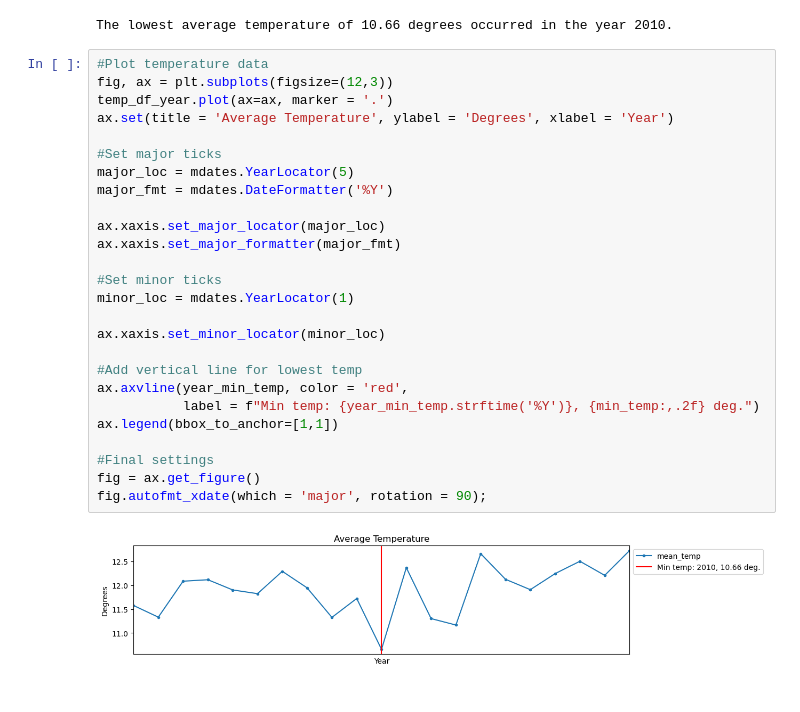
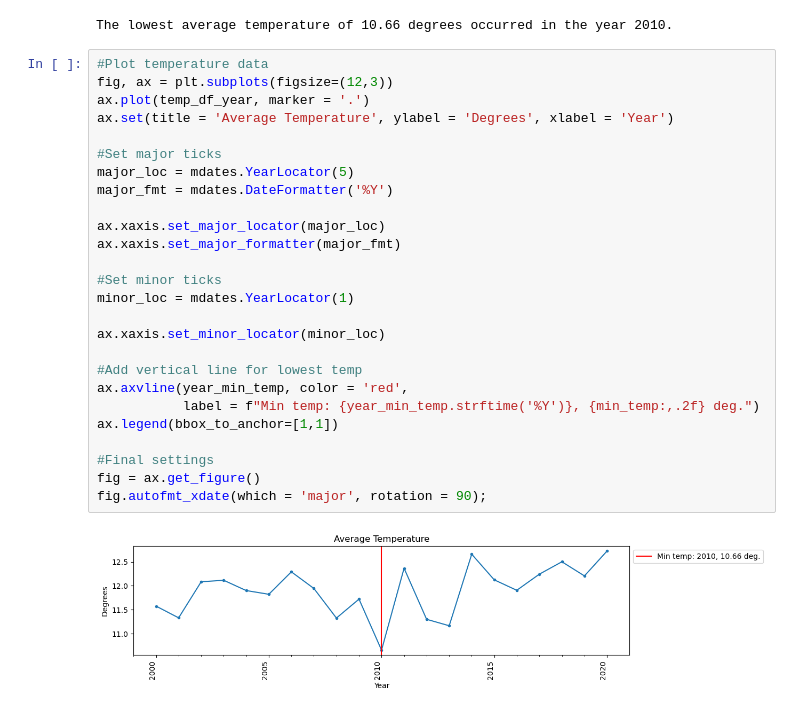
Before and after one commit to krisbarbier/Resampling-Datetime-Data, a Jupyter notebook: Resampling Datetime Data (Core).ipynb, the cells around one changed output. Saved outputs shown, nothing was run; the diff lists cells and outputs as text.

```diff
--- a/Resampling Datetime Data (Core).ipynb
+++ b/Resampling Datetime Data (Core).ipynb
@@ -312,28 +307,28 @@ The lowest average temperature of 10.66 degrees occurred in the year 2010.
 # %%
 #Plot temperature data
 fig, ax = plt.subplots(figsize=(12,3))
-temp_df_year.plot(ax=ax, marker = '.')
+ax.plot(temp_df_year, marker = '.')
 ax.set(title = 'Average Temperature', ylabel = 'Degrees', xlabel = 'Year')
 
 #Set major ticks
 major_loc = mdates.YearLocator(5)
 major_fmt = mdates.DateFormatter('%Y')
 
 ax.xaxis.set_major_locator(major_loc)
 ax.xaxis.set_major_formatter(major_fmt)
 
 #Set minor ticks
 minor_loc = mdates.YearLocator(1)
 
 ax.xaxis.set_minor_locator(minor_loc)
 
 #Add vertical line for lowest temp
 ax.axvline(year_min_temp, color = 'red',
            label = f"Min temp: {year_min_temp.strftime('%Y')}, {min_temp:,.2f} deg.")
 ax.legend(bbox_to_anchor=[1,1])
 
 #Final settings
 fig = ax.get_figure()
 fig.autofmt_xdate(which = 'major', rotation = 90);
 # %% [output]
-[figure, old version]
+[figure, new version]
```
Also changed, not shown: parts of 2 cells of this notebook.
